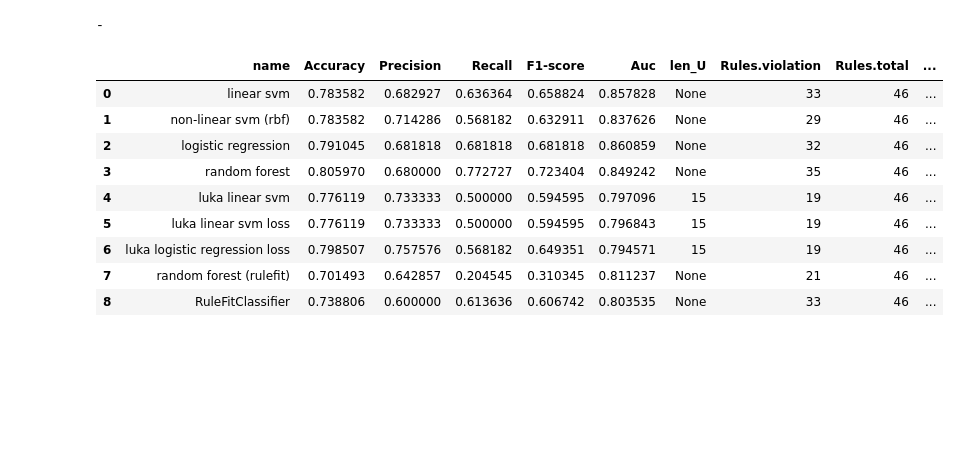
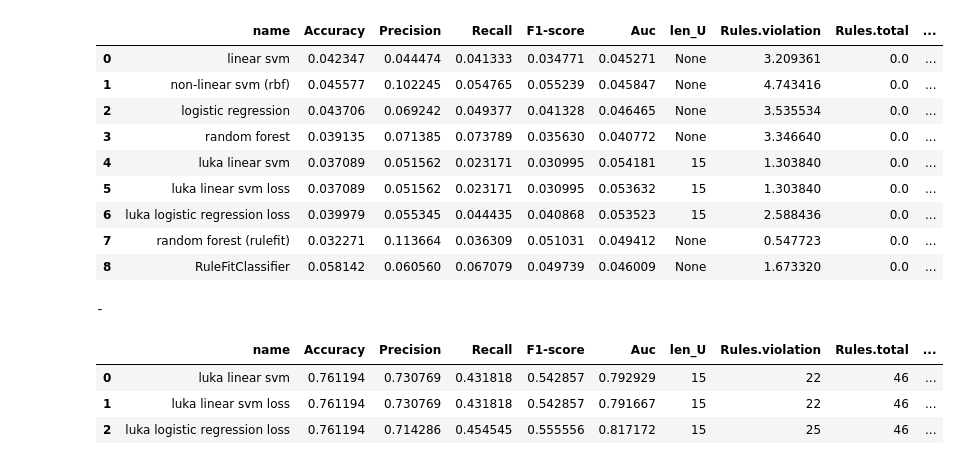
Before and after one commit to k-onoue/lukasiewicz_1, a Jupyter notebook: notebooks/pima_indian_diabetes/8_aggregate_expetimental_results.ipynb, the cells around one changed output. Drawn from its saved outputs; the diff is of its cells as text; code cells hidden in the pictures; blank space fills up the shorter version.

```diff
--- a/notebooks/pima_indian_diabetes/8_aggregate_expetimental_results.ipynb
+++ b/notebooks/pima_indian_diabetes/8_aggregate_expetimental_results.ipynb
@@ -39,32 +107,39 @@ def read_and_concat_json(files):
+# %%
+result_df_std
+# %% [output]
+|  | name | Accuracy | Precision | Recall | F1-score | Auc | len_U | Rules.violation | Rules.total | ... |
+| 0 | linear svm | 0.042347 | 0.044474 | 0.041333 | 0.034771 | 0.045271 | None | 3.209361 | 0.0 | ... |
+| 1 | non-linear svm (rbf) | 0.045577 | 0.102245 | 0.054765 | 0.055239 | 0.045847 | None | 4.743416 | 0.0 | ... |
+| 2 | logistic regression | 0.043706 | 0.069242 | 0.049377 | 0.041328 | 0.046465 | None | 3.535534 | 0.0 | ... |
+| 3 | random forest | 0.039135 | 0.071385 | 0.073789 | 0.035630 | 0.040772 | None | 3.346640 | 0.0 | ... |
+| 4 | luka linear svm | 0.037089 | 0.051562 | 0.023171 | 0.030995 | 0.054181 | 15 | 1.303840 | 0.0 | ... |
+| 5 | luka linear svm loss | 0.037089 | 0.051562 | 0.023171 | 0.030995 | 0.053632 | 15 | 1.303840 | 0.0 | ... |
+| 6 | luka logistic regression loss | 0.039979 | 0.055345 | 0.044435 | 0.040868 | 0.053523 | 15 | 2.588436 | 0.0 | ... |
+| 7 | random forest (rulefit) | 0.032271 | 0.113664 | 0.036309 | 0.051031 | 0.049412 | None | 0.547723 | 0.0 | ... |
+| 8 | RuleFitClassifier | 0.058142 | 0.060560 | 0.067079 | 0.049739 | 0.046009 | None | 1.673320 | 0.0 | ... |
 # %%
 json_files = [
-    'result_1.json',
-    'result_2.json',
-    'result_3.json',
-    'result_4.json',
+    # 'result_1.json',
+    # 'result_2.json',
+    # 'result_3.json',
+    # 'result_4.json',
     'result_luka_1.json',
     'result_luka_2.json',
     'result_luka_3.json',
-    'result_rulefit_1.json',
-    'result_rulefit_2.json',
+    # 'result_rulefit_1.json',
+    # 'result_rulefit_2.json',
 ]
 
-output_dir_path = './../../outputs/pima_indian_diabetes/'
+output_dir_path = './../../outputs/pima_indian_diabetes_2/fold_0'
 json_files = [os.path.join(output_dir_path, file_name) for file_name in json_files]
 
 combined_df = read_and_concat_json(json_files)
 
 print('-')
 combined_df
 # %% [output]
 -
 |  | name | Accuracy | Precision | Recall | F1-score | Auc | len_U | Rules.violation | Rules.total | ... |
-| 0 | linear svm | 0.783582 | 0.682927 | 0.636364 | 0.658824 | 0.857828 | None | 33 | 46 | ... |
-| 1 | non-linear svm (rbf) | 0.783582 | 0.714286 | 0.568182 | 0.632911 | 0.837626 | None | 29 | 46 | ... |
-| 2 | logistic regression | 0.791045 | 0.681818 | 0.681818 | 0.681818 | 0.860859 | None | 32 | 46 | ... |
-| 3 | random forest | 0.805970 | 0.680000 | 0.772727 | 0.723404 | 0.849242 | None | 35 | 46 | ... |
-| 4 | luka linear svm | 0.776119 | 0.733333 | 0.500000 | 0.594595 | 0.797096 | 15 | 19 | 46 | ... |
-| 5 | luka linear svm loss | 0.776119 | 0.733333 | 0.500000 | 0.594595 | 0.796843 | 15 | 19 | 46 | ... |
-| 6 | luka logistic regression loss | 0.798507 | 0.757576 | 0.568182 | 0.649351 | 0.794571 | 15 | 19 | 46 | ... |
-| 7 | random forest (rulefit) | 0.701493 | 0.642857 | 0.204545 | 0.310345 | 0.811237 | None | 21 | 46 | ... |
-| 8 | RuleFitClassifier | 0.738806 | 0.600000 | 0.613636 | 0.606742 | 0.803535 | None | 33 | 46 | ... |
+| 0 | luka linear svm | 0.761194 | 0.730769 | 0.431818 | 0.542857 | 0.792929 | 15 | 22 | 46 | ... |
+| 1 | luka linear svm loss | 0.761194 | 0.730769 | 0.431818 | 0.542857 | 0.791667 | 15 | 22 | 46 | ... |
+| 2 | luka logistic regression loss | 0.761194 | 0.714286 | 0.454545 | 0.555556 | 0.817172 | 15 | 25 | 46 | ... |
```
Also changed, not shown: parts of 6 cells of this notebook, 44 other files.
